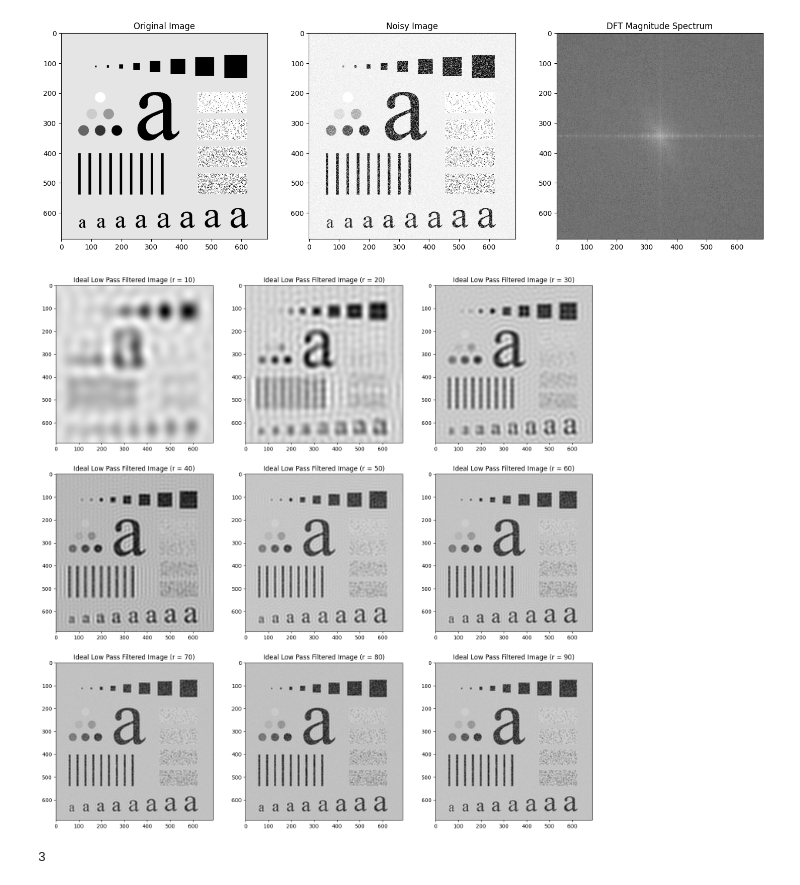
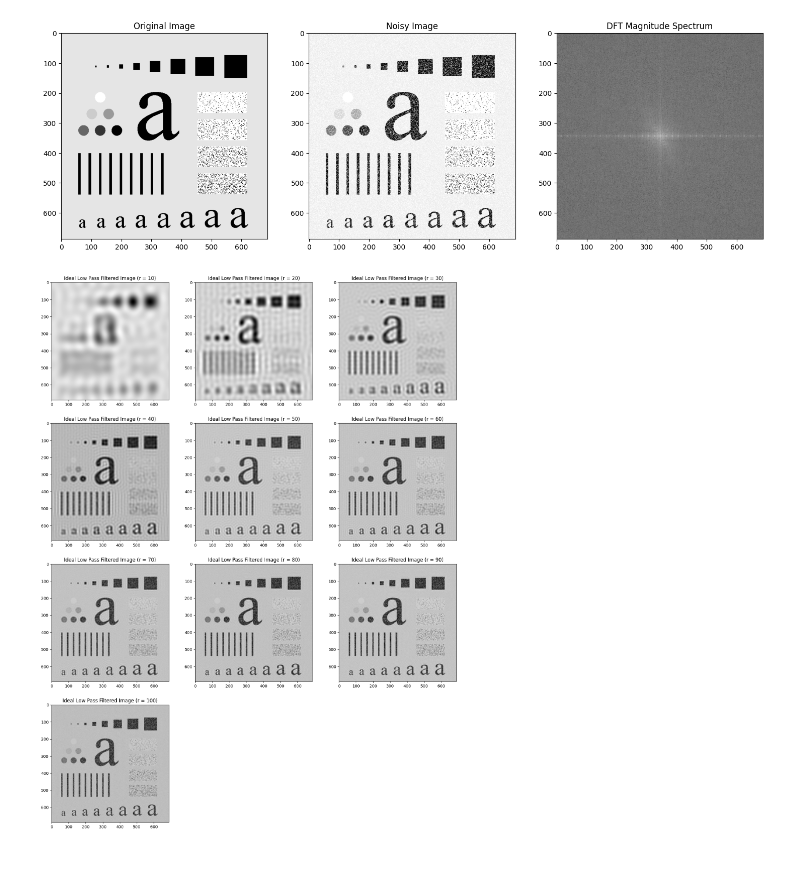
Before and after one commit to fahimahammed/digital-image-processing, a Jupyter notebook: 4-filtering-in-frequency-domain/b-ideal-low-pass-filter.ipynb, the cells around one changed output. Saved outputs shown, nothing was run; the diff lists cells and outputs as text; code cells hidden in the pictures.

```diff
--- a/4-filtering-in-frequency-domain/b-ideal-low-pass-filter.ipynb
+++ b/4-filtering-in-frequency-domain/b-ideal-low-pass-filter.ipynb
@@ -44,19 +44,15 @@ def applyIdealLowPassFilter(image, cutOffFrequency):
     filteredImage = image * idealFilter
     return filteredImage
 # %%
-n = 9
+n = 10
 row = int(np.ceil(n/3))
 plt.figure(figsize=(18, row*6))
 
 for i in range(1, n+1):
     idealFilteredImage = applyIdealLowPassFilter(fftImage, i*10)
     idealFilteredImage = np.fft.ifft2(np.fft.ifftshift(idealFilteredImage)).real
     plt.subplot(row, 3, i)
     plt.imshow(idealFilteredImage, cmap='gray')
     plt.title(f"Ideal Low Pass Filtered Image (r = {i*10})")
 # %% [output]
-[figure, old version]
+[figure, new version]
-# %%
-print(int(np.ceil(7/3)))
-# %% [output]
-3
```
